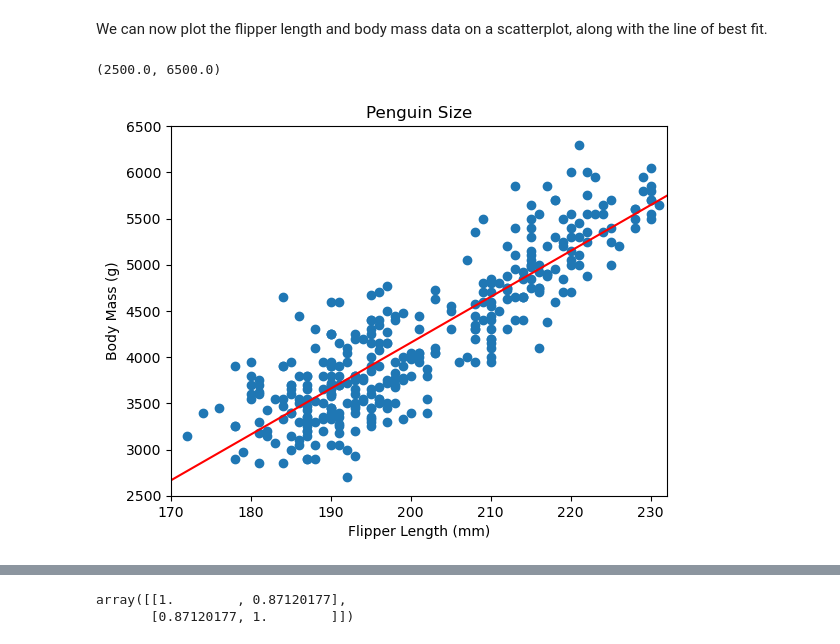
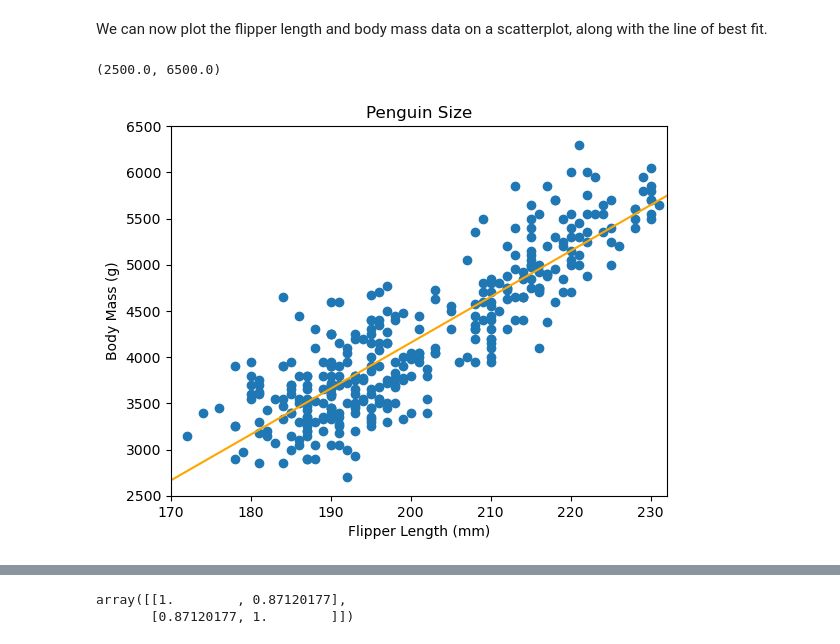
Before and after one commit to pcahillgit/principles-of-data-analytics, a Jupyter notebook: penguins.ipynb, the cells around one changed output, grey strips where cells are left out. Drawn from its saved outputs; the diff is of its cells as text; code cells hidden in the pictures.

```diff
--- a/penguins.ipynb
+++ b/penguins.ipynb
@@ -294,28 +294,28 @@ We can now plot the flipper length and body mass data on a scatterplot, along wi
 # %%
 # Creating figure and set of axes
 fig, ax = plt.subplots()
 
 # Plotting values (as dots)
 ax.plot(flength, bmass, 'o')
 
 # Plotting line of best fit as a red line
-ax.plot(bf_x, bf_y, 'r-')
+ax.plot(bf_x, bf_y, color = 'orange', linestyle = '-')
 
 # Axis Labels
 ax.set_xlabel('Flipper Length (mm)')
 ax.set_ylabel('Body Mass (g)')
 
 # Title
 ax.set_title('Penguin Size')
 
 # X Limits
 ax.set_xlim(170, 232)
 
 # Y Limits
 ax.set_ylim(2500, 6500)
 # %% [output]
 (2500.0, 6500.0)
-[figure, old version]
+[figure, new version]
 # %% [markdown]
 Above, we have our scatterplot comparing body mass and flipper length.
 
```
Also changed, not shown: parts of 11 cells of this notebook.
